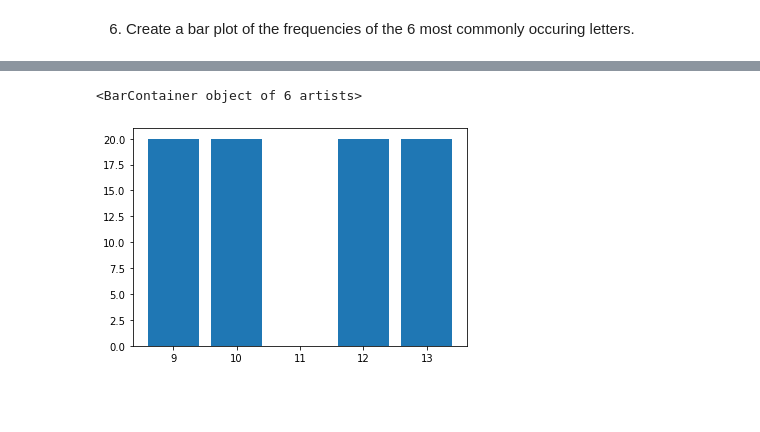
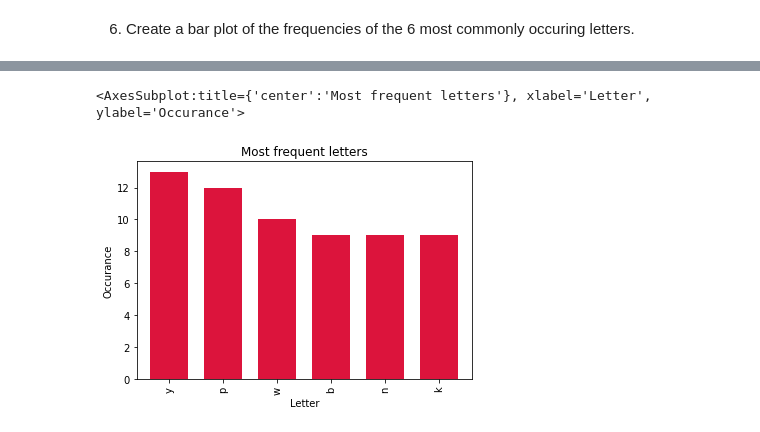
Before and after one commit to nadia-paz/numpy-pandas-visualization-exercises, a Jupyter notebook: pandas_series.ipynb, the cells around one changed output, grey strips where cells are left out. Drawn from its saved outputs; the diff is of its cells as text; code cells hidden in the pictures; blank space fills up the shorter version.

```diff
--- a/pandas_series.ipynb
+++ b/pandas_series.ipynb
@@ -497,4 +513,4 @@ Length: 200, dtype: object
 # %% [markdown]
 6. Create a bar plot of the frequencies of the 6 most commonly occuring letters.
 # %%
-letters_count.nlargest(n = 6)
+largest_series = letters_count.nlargest(n = 6)
@@ -514,6 +517,6 @@ plt.bar(letters_count, 10)
-# %%
-plt.bar(letters_count.nlargest(n = 6), 20) #not working yet
-# %% [output]
-<BarContainer object of 6 artists>
-[figure, removed]
+# %%
+largest_series.plot.bar(title="Most frequent letters", xlabel = 'Letter', ylabel = 'Occurance', width = .7, color = 'crimson')
+# %% [output]
+<AxesSubplot:title={'center':'Most frequent letters'}, xlabel='Letter', ylabel='Occurance'>
+[figure, added]
 # %% [markdown]
```
Also changed, not shown: parts of 54 cells of this notebook.
